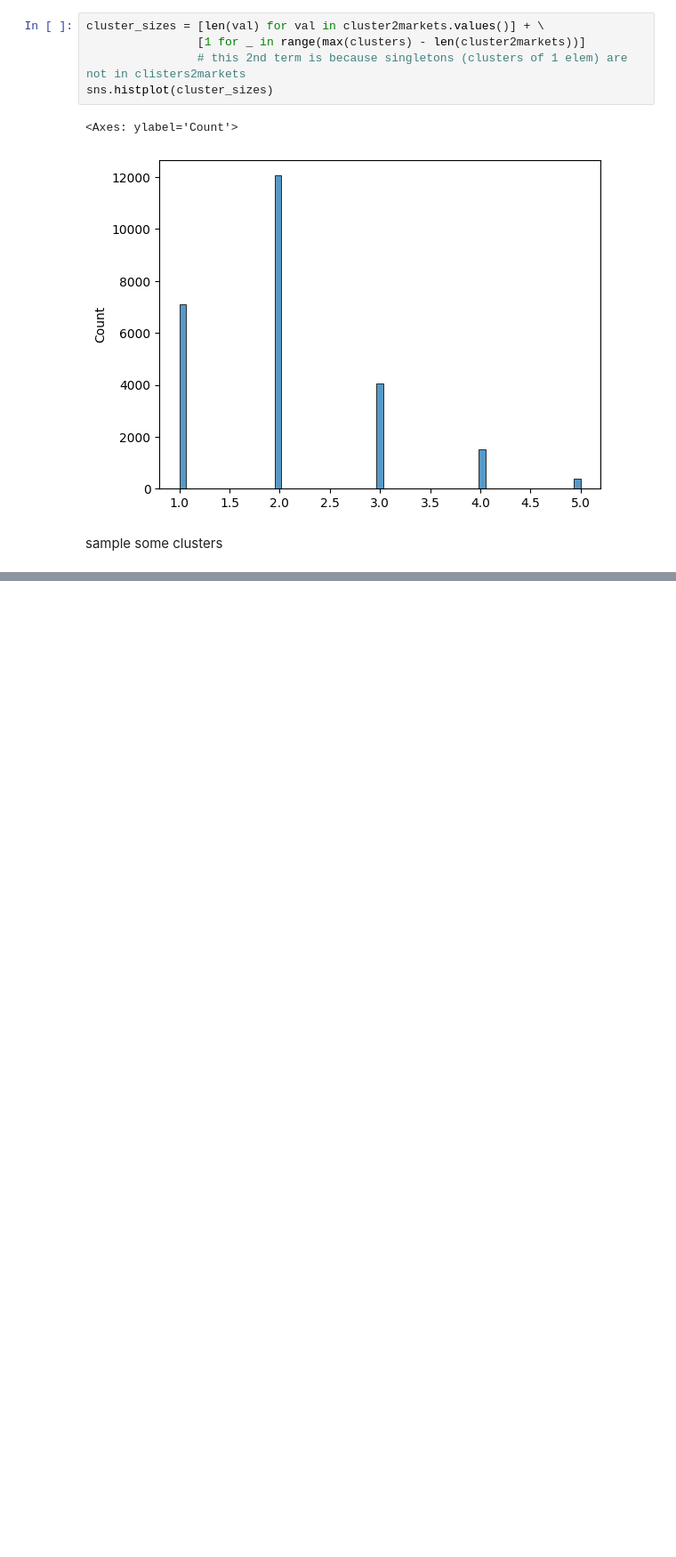
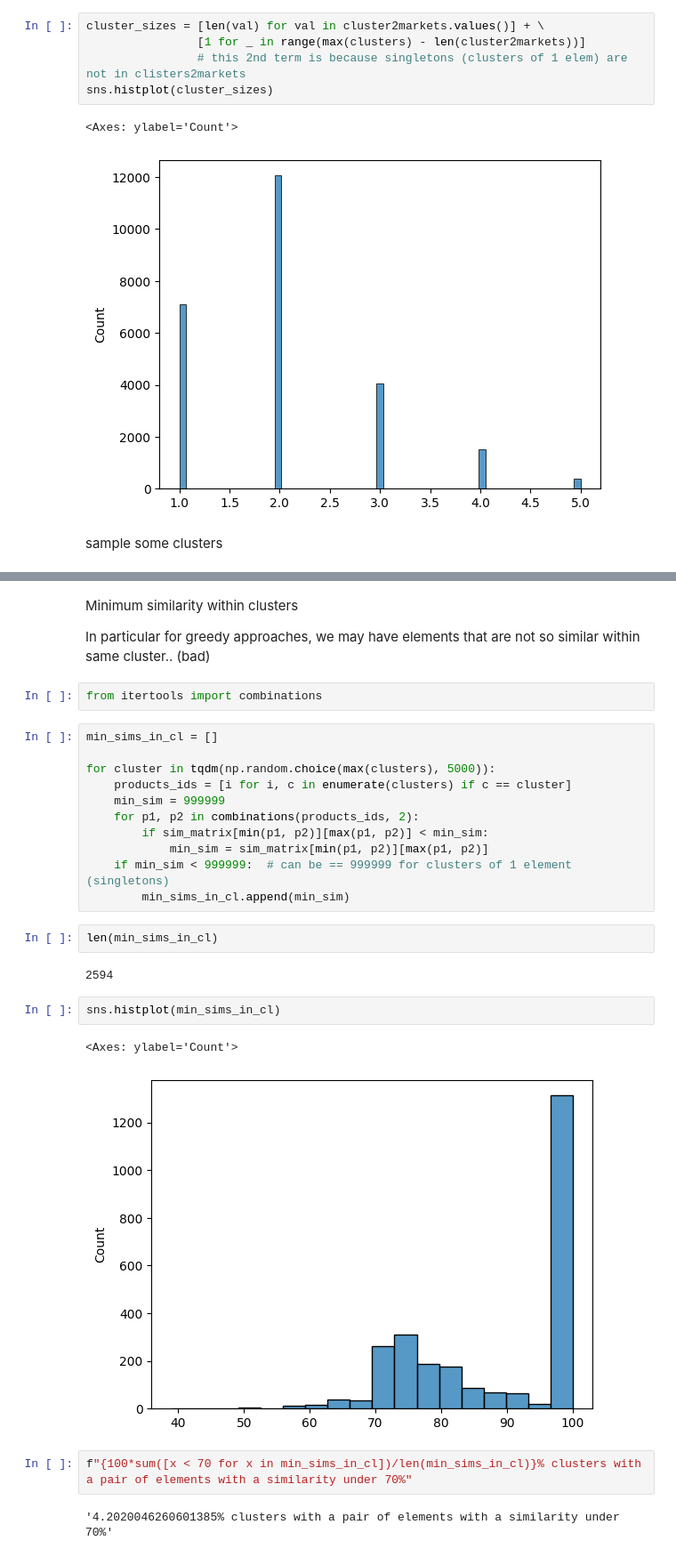
Before and after one commit to SteliosKarvanis/ShopSmart, a Jupyter notebook: product_clustering.ipynb, the cells around one changed output, grey strips where cells are left out. Shown at 89% size. Cells and saved outputs as stored; diff of their text form; blank space fills up the shorter version.

Commit message:
add min intracluster similarity metric

```diff
--- a/product_clustering.ipynb
+++ b/product_clustering.ipynb
@@ -350,0 +351,30 @@ Cluster #821:
+# %% [markdown]
+Minimum similarity within clusters
+
+In particular for greedy approaches, we may have elements that are not so similar within same cluster.. (bad)
+# %%
+from itertools import combinations
+# %%
+min_sims_in_cl = []
+
+for cluster in tqdm(np.random.choice(max(clusters), 5000)):
+    products_ids = [i for i, c in enumerate(clusters) if c == cluster]
+    min_sim = 999999
+    for p1, p2 in combinations(products_ids, 2):
+        if sim_matrix[min(p1, p2)][max(p1, p2)] < min_sim:
+            min_sim = sim_matrix[min(p1, p2)][max(p1, p2)]
+    if min_sim < 999999:  # can be == 999999 for clusters of 1 element (singletons)
+        min_sims_in_cl.append(min_sim)
+# %%
+len(min_sims_in_cl)
+# %% [output]
+2594
+# %%
+sns.histplot(min_sims_in_cl)
+# %% [output]
+<Axes: ylabel='Count'>
+[figure, added]
+# %%
+f"{100*sum([x < 70 for x in min_sims_in_cl])/len(min_sims_in_cl)}% clusters with a pair of elements with a similarity under 70%"
+# %% [output]
+'4.2020046260601385% clusters with a pair of elements with a similarity under 70%'
```
Also changed, not shown: parts of 6 cells of this notebook.
